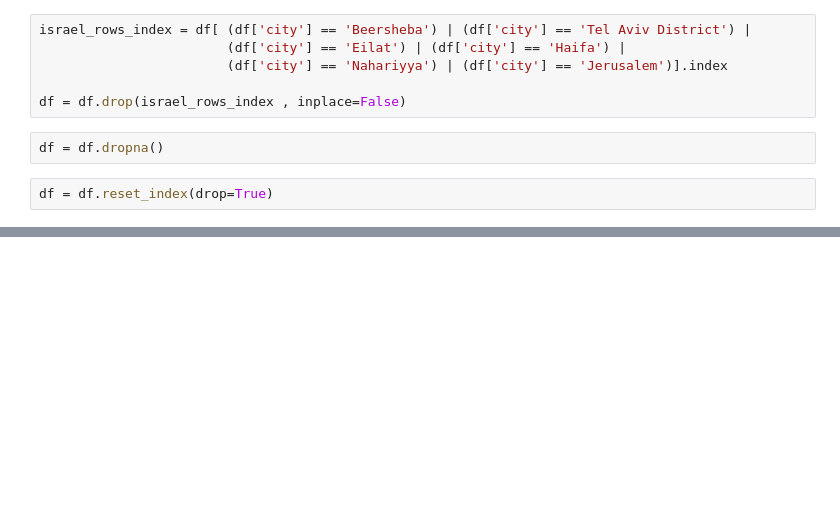
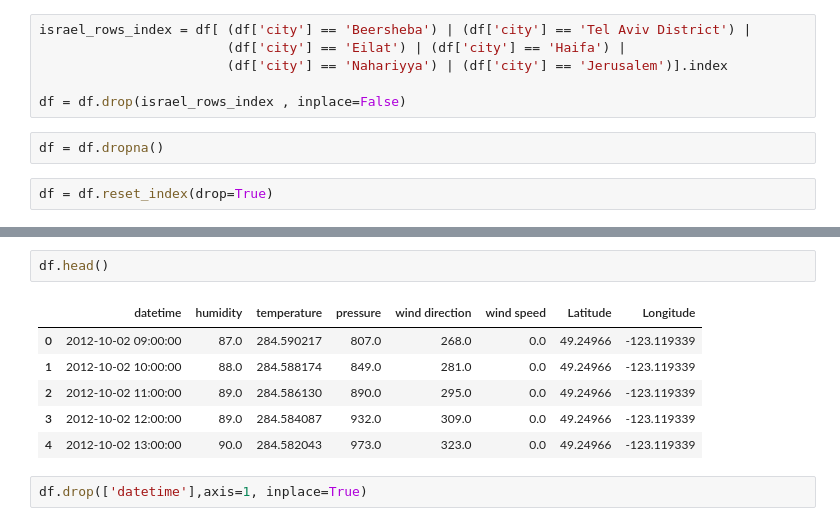
Before and after one commit to dnorris823/NA_Weather_Prediction, a Jupyter notebook: Initial Data Wrangling.ipynb, the cells around one changed output, grey strips where cells are left out. Drawn from its saved outputs; the diff is of its cells as text; blank space fills up the shorter version.

```diff
--- a/Initial Data Wrangling.ipynb
+++ b/Initial Data Wrangling.ipynb
@@ -146,0 +179,11 @@ df.drop(['weather_description'],axis=1, inplace=True)
+# %%
+df.head()
+# %% [output]
+|  | datetime | humidity | temperature | pressure | wind direction | wind speed | Latitude | Longitude |
+| 0 | 2012-10-02 09:00:00 | 87.0 | 284.590217 | 807.0 | 268.0 | 0.0 | 49.24966 | -123.119339 |
+| 1 | 2012-10-02 10:00:00 | 88.0 | 284.588174 | 849.0 | 281.0 | 0.0 | 49.24966 | -123.119339 |
+| 2 | 2012-10-02 11:00:00 | 89.0 | 284.586130 | 890.0 | 295.0 | 0.0 | 49.24966 | -123.119339 |
+| 3 | 2012-10-02 12:00:00 | 89.0 | 284.584087 | 932.0 | 309.0 | 0.0 | 49.24966 | -123.119339 |
+| 4 | 2012-10-02 13:00:00 | 90.0 | 284.582043 | 973.0 | 323.0 | 0.0 | 49.24966 | -123.119339 |
+# %%
+df.drop(['datetime'],axis=1, inplace=True)
```
Also changed, not shown: parts of 10 cells of this notebook, 3 other files.
